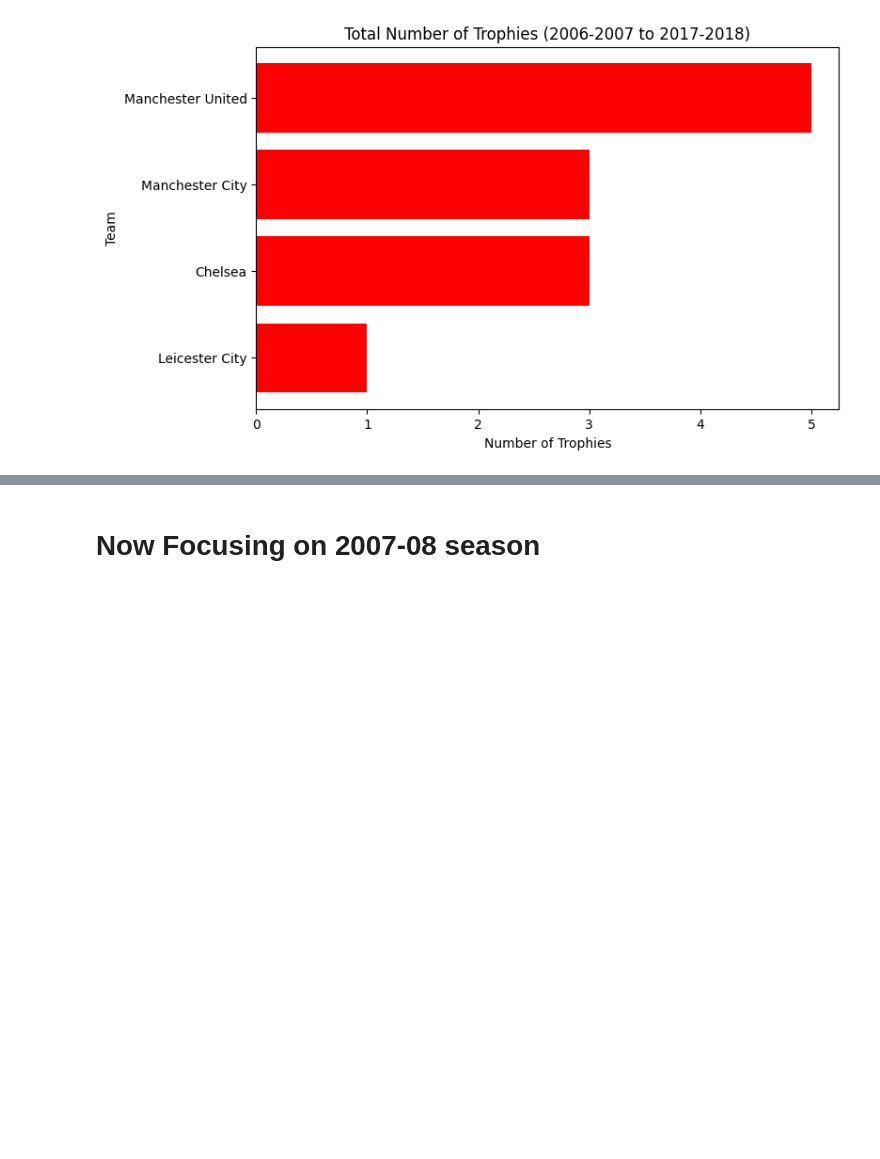
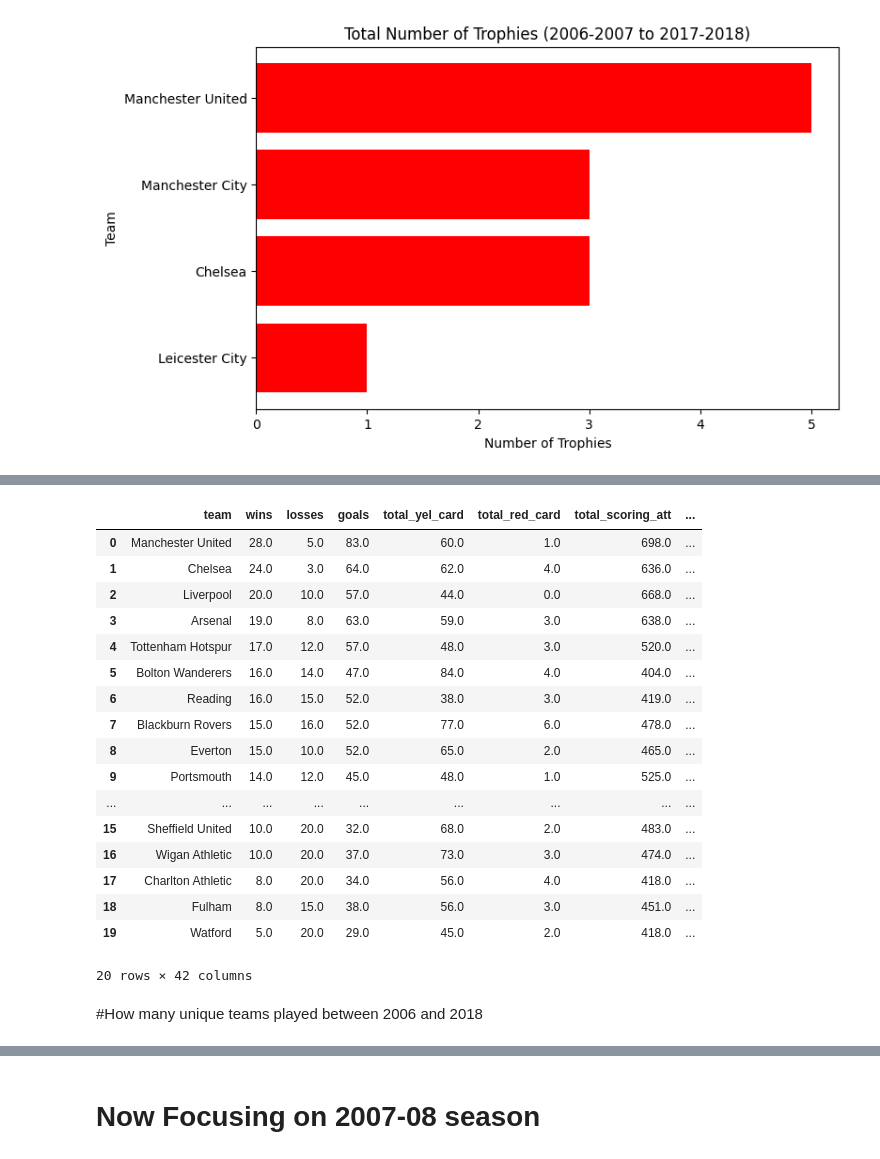
Before and after one commit to addu2612/Premier_League_Analysis, a Jupyter notebook: Mini_Project_Python.ipynb, the cells around one changed output, grey strips where cells are left out. Cells and saved outputs as stored; diff of their text form; code cells hidden in the pictures; blank space fills up the shorter version.

```diff
--- a/Mini_Project_Python.ipynb
+++ b/Mini_Project_Python.ipynb
@@ -72,0 +92,23 @@ plt.show()
+# %%
+stats.iloc[0:20]
+# %% [output]
+|  | team | wins | losses | goals | total_yel_card | total_red_card | total_scoring_att | ... |
+| 0 | Manchester United | 28.0 | 5.0 | 83.0 | 60.0 | 1.0 | 698.0 | ... |
+| 1 | Chelsea | 24.0 | 3.0 | 64.0 | 62.0 | 4.0 | 636.0 | ... |
+| 2 | Liverpool | 20.0 | 10.0 | 57.0 | 44.0 | 0.0 | 668.0 | ... |
+| 3 | Arsenal | 19.0 | 8.0 | 63.0 | 59.0 | 3.0 | 638.0 | ... |
+| 4 | Tottenham Hotspur | 17.0 | 12.0 | 57.0 | 48.0 | 3.0 | 520.0 | ... |
+| 5 | Bolton Wanderers | 16.0 | 14.0 | 47.0 | 84.0 | 4.0 | 404.0 | ... |
+| 6 | Reading | 16.0 | 15.0 | 52.0 | 38.0 | 3.0 | 419.0 | ... |
+| 7 | Blackburn Rovers | 15.0 | 16.0 | 52.0 | 77.0 | 6.0 | 478.0 | ... |
+| 8 | Everton | 15.0 | 10.0 | 52.0 | 65.0 | 2.0 | 465.0 | ... |
+| 9 | Portsmouth | 14.0 | 12.0 | 45.0 | 48.0 | 1.0 | 525.0 | ... |
+| ... | ... | ... | ... | ... | ... | ... | ... | ... |
+| 15 | Sheffield United | 10.0 | 20.0 | 32.0 | 68.0 | 2.0 | 483.0 | ... |
+| 16 | Wigan Athletic | 10.0 | 20.0 | 37.0 | 73.0 | 3.0 | 474.0 | ... |
+| 17 | Charlton Athletic | 8.0 | 20.0 | 34.0 | 56.0 | 4.0 | 418.0 | ... |
+| 18 | Fulham | 8.0 | 15.0 | 38.0 | 56.0 | 3.0 | 451.0 | ... |
+| 19 | Watford | 5.0 | 20.0 | 29.0 | 45.0 | 2.0 | 418.0 | ... |
+20 rows × 42 columns
+# %% [markdown]
+#How many unique teams played between 2006 and 2018
```
Also changed, not shown: parts of 2 cells of this notebook.
